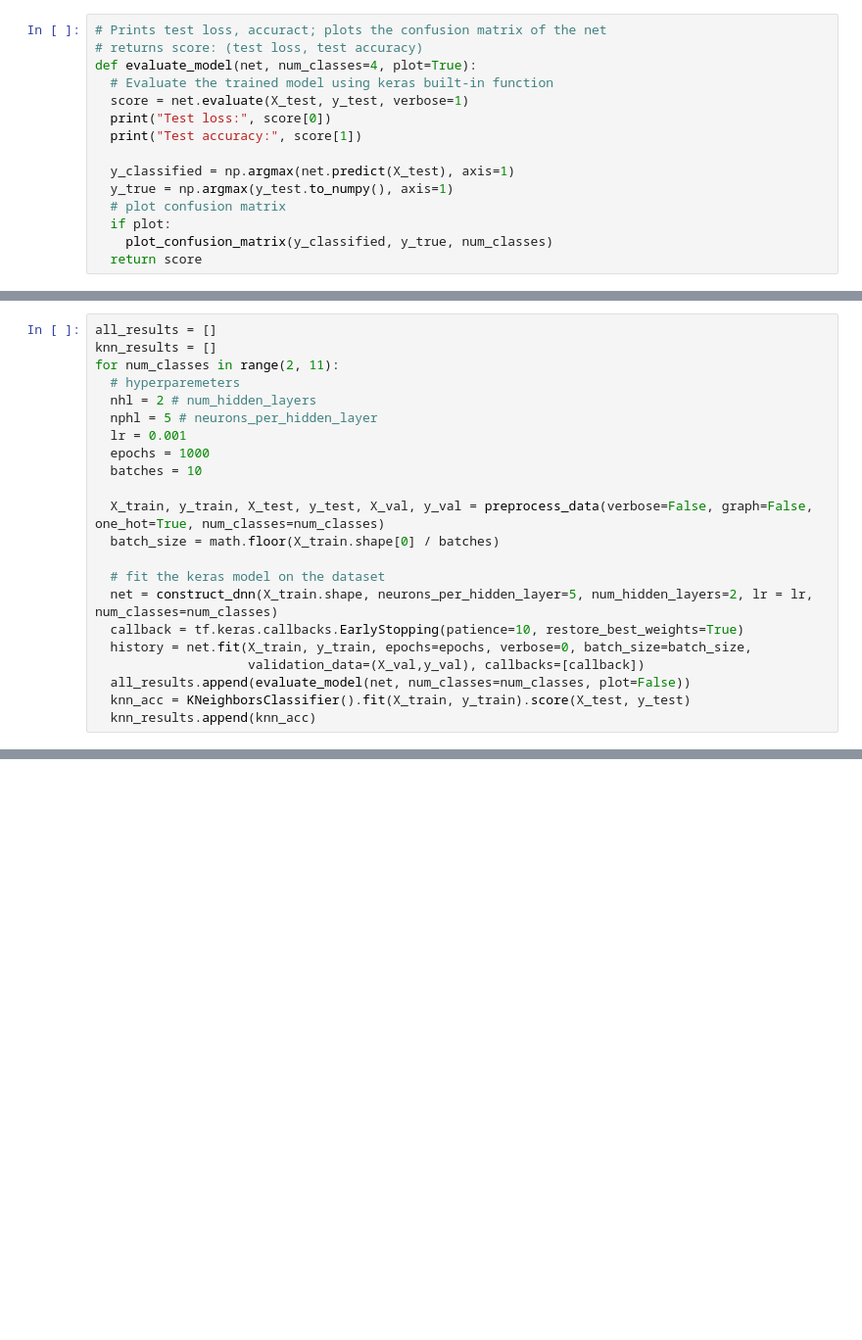
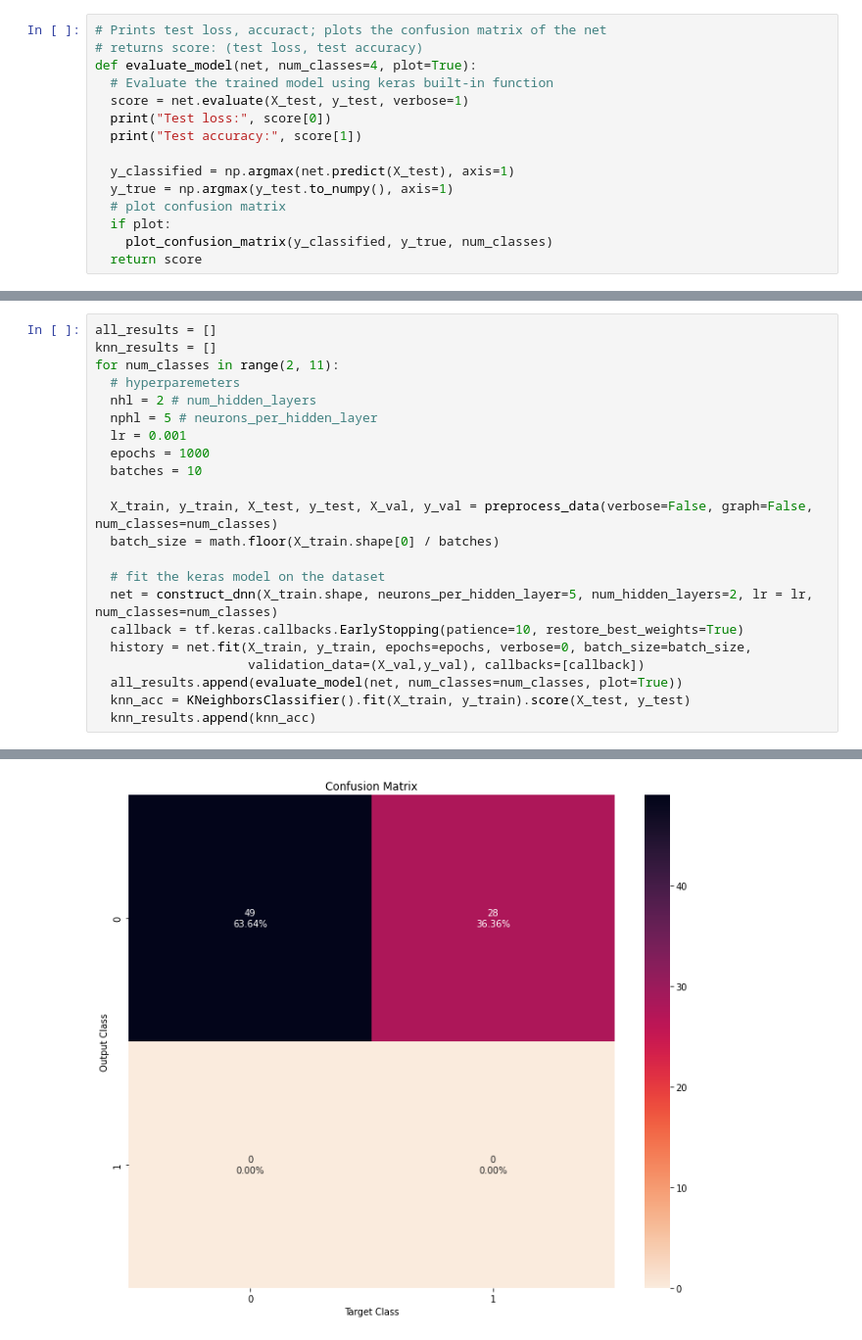
Before and after one commit to boraks4/537-project, a Jupyter notebook: forestfires.ipynb, the cells around one changed output, grey strips where cells are left out. Shown at 98% size. Drawn from its saved outputs; the diff is of its cells as text; blank space fills up the shorter version.

```diff
--- a/forestfires.ipynb
+++ b/forestfires.ipynb
@@ -331,7 +332,7 @@ for num_classes in range(2, 11):
   epochs = 1000
   batches = 10
 
-  X_train, y_train, X_test, y_test, X_val, y_val = preprocess_data(verbose=False, graph=False, one_hot=True, num_classes=num_classes)
+  X_train, y_train, X_test, y_test, X_val, y_val = preprocess_data(verbose=False, graph=False, num_classes=num_classes)
   batch_size = math.floor(X_train.shape[0] / batches)
 
   # fit the keras model on the dataset
@@ -339,7 +340,7 @@ for num_classes in range(2, 11):
   callback = tf.keras.callbacks.EarlyStopping(patience=10, restore_best_weights=True)
   history = net.fit(X_train, y_train, epochs=epochs, verbose=0, batch_size=batch_size,
                     validation_data=(X_val,y_val), callbacks=[callback])
-  all_results.append(evaluate_model(net, num_classes=num_classes, plot=False))
+  all_results.append(evaluate_model(net, num_classes=num_classes, plot=True))
   knn_acc = KNeighborsClassifier().fit(X_train, y_train).score(X_test, y_test)
   knn_results.append(knn_acc)
 # %% [output]
@@ -362,0 +364 @@ Test accuracy: 0.23076923191547394
+[figure, added]
```
Also changed, not shown: parts of 6 cells of this notebook.
